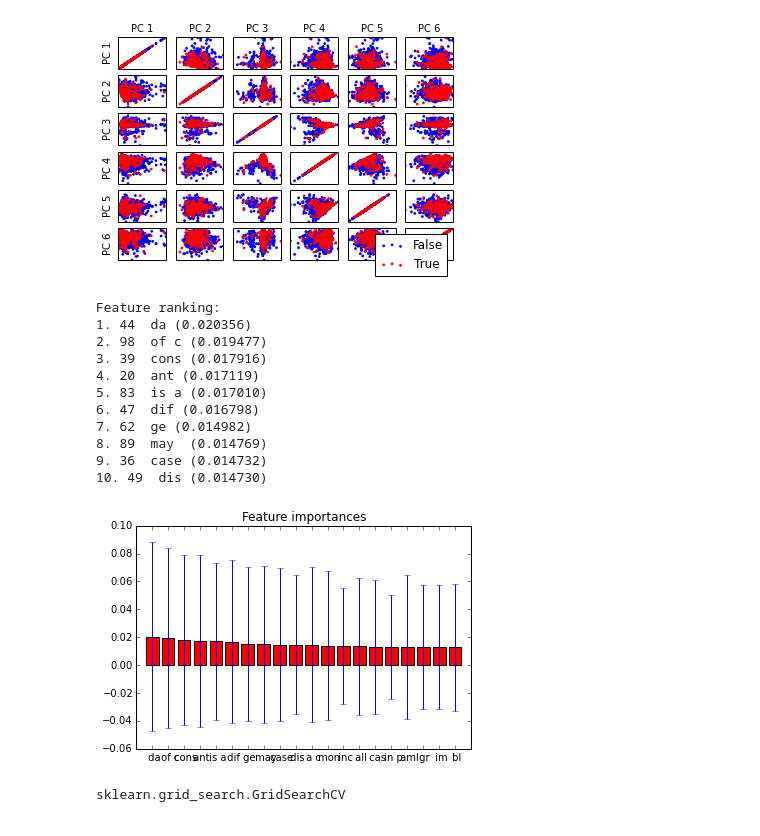
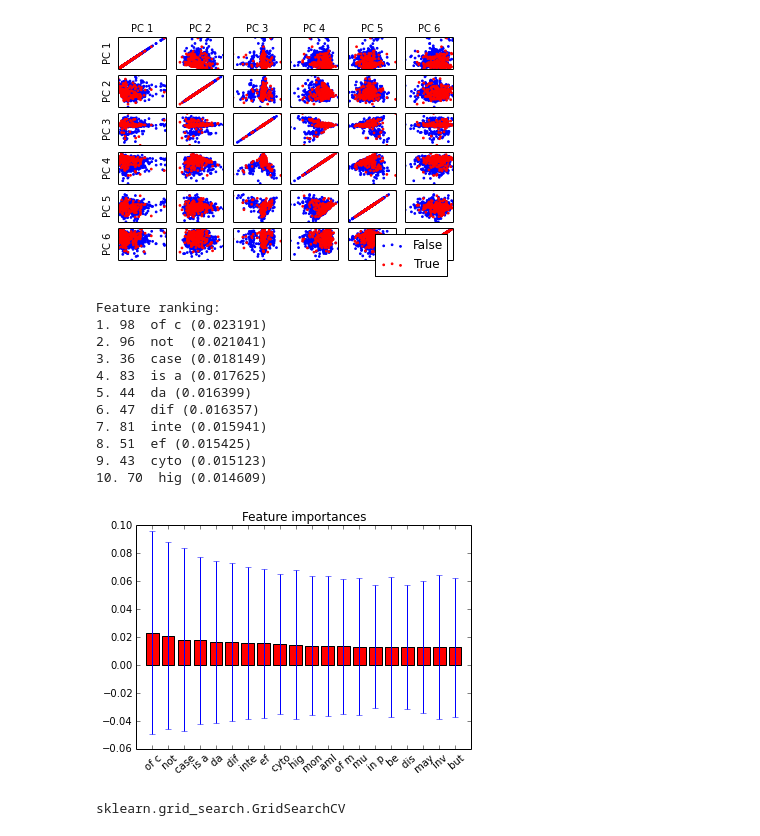
Before and after one commit to jacobboy/spring14, a Jupyter notebook: Graphin.ipynb, the cells around one changed output. Drawn from its saved outputs; the diff is of its cells as text; code cells hidden in the pictures.

Commit message:
added two graphs

```diff
--- a/Graphin.ipynb
+++ b/Graphin.ipynb
@@ -145,39 +205,41 @@ plt.show()
 # %% [output]
 [figure]
 # %%
-rbm_rf = np.load('data/RBM3_RF')
-forest = clf.best_estimator_.named_steps.get('rf')
+forest = np.load('data/RBM3_RF')
+forest = forest.best_estimator_
 importances = forest.feature_importances_
 std = np.std([tree.feature_importances_ for tree in forest.estimators_],
              axis=0)
 indices = np.argsort(importances)[::-1][:20]
 # Print the feature ranking
 print("Feature ranking:")
 
 for f in range(10):
     print("%d. %d %s (%f)" % (f + 1, indices[f], fn[indices[f]], importances[indices[f]]))
 
 # Plot the feature importances of the forest
 pl.figure()
 pl.title("Feature importances")
 pl.bar(range(20), importances[indices],
        color="r", yerr=std[indices], align="center")
 pl.xticks(range(20), fn[indices])
 pl.xlim([-1, 20])
+
+plt.setp(plt.xticks()[1], rotation=40)
 pl.show()
 # %% [output]
 Feature ranking:
-1. 44  da (0.020356)
-2. 98  of c (0.019477)
-3. 39  cons (0.017916)
-4. 20  ant (0.017119)
-5. 83  is a (0.017010)
-6. 47  dif (0.016798)
-7. 62  ge (0.014982)
-8. 89  may  (0.014769)
-9. 36  case (0.014732)
-10. 49  dis (0.014730)
+1. 98  of c (0.023191)
+2. 96  not  (0.021041)
+3. 36  case (0.018149)
+4. 83  is a (0.017625)
+5. 44  da (0.016399)
+6. 47  dif (0.016357)
+7. 81  inte (0.015941)
+8. 51  ef (0.015425)
+9. 43  cyto (0.015123)
+10. 70  hig (0.014609)
-[figure, old version]
+[figure, new version]
 # %%
 sp = np.load('data/SP.5')
 lsvc1 = np.load('data/LSVCC.1')
```
Also changed, not shown: parts of 5 cells of this notebook, 1 other file.
